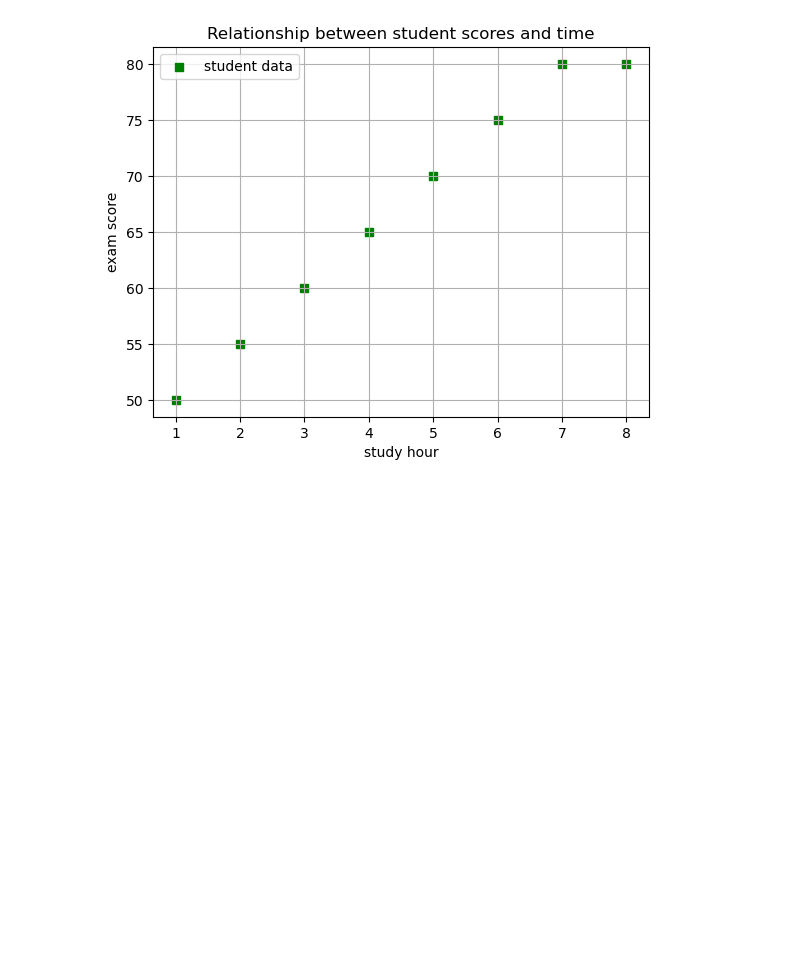
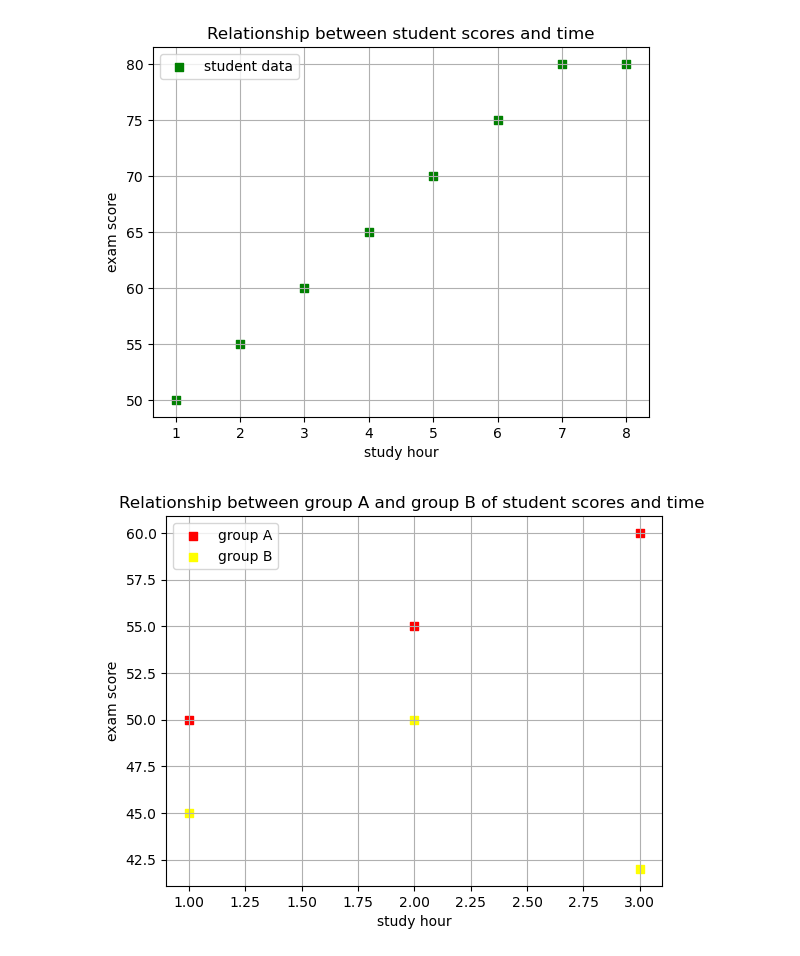
Before and after one commit to divyanshi339/Matplotlib, a Jupyter notebook: scatter.ipynb, the cells around one changed output. Cells and saved outputs as stored; diff of their text form; code cells hidden in the pictures; blank space fills up the shorter version.

Commit message:
learned the scatter function for finding the co relation between two groups

```diff
--- a/scatter.ipynb
+++ b/scatter.ipynb
@@ -11,3 +11,16 @@ plt.legend()
 plt.show()
 # %% [output]
 [figure]
+# %%
+import matplotlib.pyplot as plt
+
+plt.scatter([1,2,3], [50, 55, 60], color="red", marker="s", label="group A")
+plt.scatter([1, 2, 3], [45, 50, 42], color="yellow", marker="s", label="group B")
+plt.xlabel("study hour")
+plt.ylabel("exam score")
+plt.title("Relationship between group A and group B of student scores and time ")
+plt.grid(True)
+plt.legend()
+plt.show()
+# %% [output]
+[figure, added]
```
